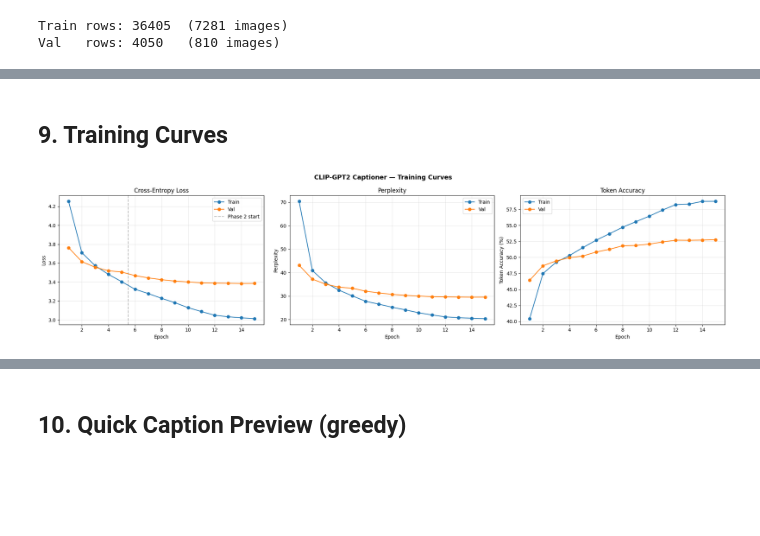
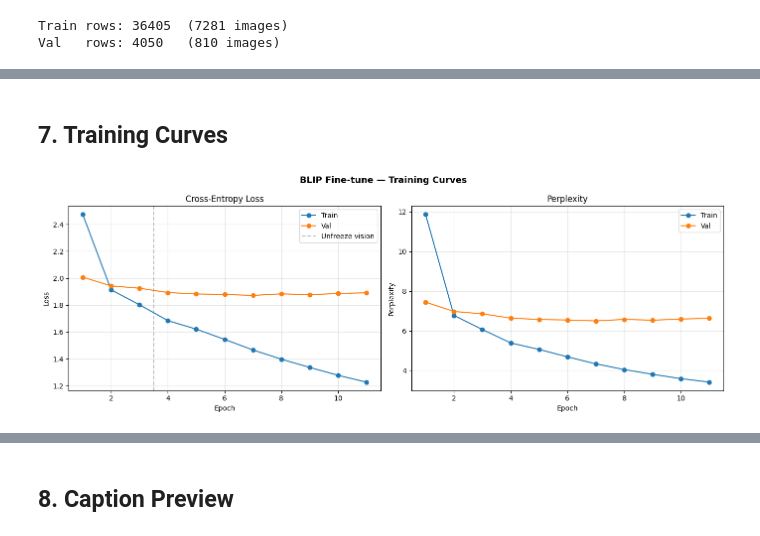
Before and after one commit to Reperi-toxi/Image-captioning, a Jupyter notebook: data-and-train.ipynb, the cells around one changed output, grey strips where cells are left out. Drawn from its saved outputs; the diff is of its cells as text; code cells hidden in the pictures; blank space fills up the shorter version.

Commit message:
Transfer learning attempt with BLIP

```diff
--- a/data-and-train.ipynb
+++ b/data-and-train.ipynb
@@ -654,31 +367,27 @@ history = {
 }
 best_val_loss    = float('inf')
 patience_counter = 0
-PHASE2_EPOCH     = 6   # when to unfreeze CLIP top blocks
 
-print(f"{'Epoch':>6}  {'Phase':>7}  {'Tr Loss':>8}  {'Tr PPL':>7}  {'Tr Acc':>7}  "
+print(f"{'Epoch':>6}  {'Phase':>8}  {'Tr Loss':>8}  {'Tr PPL':>7}  {'Tr Acc':>7}  "
       f"{'Val Loss':>9}  {'Val PPL':>8}  {'Val Acc':>8}  {'Time':>6}")
-print("-" * 100)
+print("-" * 95)
 
 for epoch in range(1, NUM_EPOCHS + 1):
     t0 = time.time()
 
-    # Phase 2: unfreeze top CLIP blocks
-    if epoch == PHASE2_EPOCH:
-        model.unfreeze_visual(n_layers_from_top=4)
+    if epoch == UNFREEZE_EPOCH:
+        for p in model.vision_model.parameters():
+            p.requires_grad = True
         trainable = sum(p.numel() for p in model.parameters() if p.requires_grad)
-        print(f"  Phase 2 start — trainable params: {trainable:,}")
+        print(f"  Vision encoder unfrozen — trainable params: {trainable:,}")
 
-    phase = "frozen" if epoch < PHASE2_EPOCH else "ft-clip"
+    phase = "frozen" if epoch < UNFREEZE_EPOCH else "full-ft"
 
-    train_loss, train_acc = train_one_epoch(
-        model, train_loader, optimizer, scheduler,
-        criterion, scaler, DEVICE, ACCUM_STEPS
-    )
-    val_loss, val_acc = evaluate(model, val_loader, criterion, DEVICE)
+    train_loss, train_acc = train_one_epoch(model, train_loader, optimizer, scheduler, scaler, DEVICE, ACCUM_STEPS)
+    val_loss,   val_acc   = evaluate(model, val_loader, DEVICE)
 
     train_ppl = math.exp(min(train_loss, 20))
-    val_ppl   = math.exp(min(val_loss, 20))
+    val_ppl   = math.exp(min(val_loss,   20))
     elapsed   = time.time() - t0
 
     history['train_loss'].append(train_loss)
@@ -688,18 +397,19 @@ for epoch in range(1, NUM_EPOCHS + 1):
     history['train_acc'].append(train_acc)
     history['val_acc'].append(val_acc)
 
-    print(f"{epoch:>6}  {phase:>7}  {train_loss:>8.4f}  {train_ppl:>7.2f}  {train_acc:>6.2%}  "
+    print(f"{epoch:>6}  {phase:>8}  {train_loss:>8.4f}  {train_ppl:>7.2f}  {train_acc:>6.2%}  "
           f"{val_loss:>9.4f}  {val_ppl:>8.2f}  {val_acc:>7.2%}  {elapsed:>5.0f}s")
 
     if val_loss < best_val_loss:
         best_val_loss    = val_loss
         patience_counter = 0
-        torch.save(model.state_dict(), SAVE_DIR / 'best_model.pt')
+        model.save_pretrained(str(SAVE_DIR / 'best_model'))
+        processor.save_pretrained(str(SAVE_DIR / 'best_model'))
         print(f"         ✓ New best saved (val_loss={val_loss:.4f})")
     else:
         patience_counter += 1
         if patience_counter >= PATIENCE:
-            print(f"\nEarly stopping at epoch {epoch} (no improvement for {PATIENCE} epochs).")
+            print(f"\nEarly stopping at epoch {epoch}.")
             break
 
 print("\nTraining complete.")
@@ -725,30 +444,24 @@ Best val loss : 3.3837  |  Best val PPL: 29.48
 # %% [markdown]
-## 9. Training Curves
+## 7. Training Curves
 # %%
 epochs_ran = range(1, len(history['train_loss']) + 1)
 
-fig, axes = plt.subplots(1, 3, figsize=(20, 5))
+fig, axes = plt.subplots(1, 2, figsize=(14, 5))
 
 axes[0].plot(epochs_ran, history['train_loss'], label='Train', marker='o')
 axes[0].plot(epochs_ran, history['val_loss'],   label='Val',   marker='o')
-axes[0].axvline(x=PHASE2_EPOCH - 0.5, color='gray', linestyle='--', alpha=0.5, label='Phase 2 start')
+axes[0].axvline(x=UNFREEZE_EPOCH - 0.5, color='gray', linestyle='--', alpha=0.5, label='Unfreeze vision')
 axes[0].set_xlabel('Epoch'); axes[0].set_ylabel('Loss')
 axes[0].set_title('Cross-Entropy Loss'); axes[0].legend(); axes[0].grid(True, alpha=0.3)
 
 axes[1].plot(epochs_ran, history['train_ppl'], label='Train', marker='o')
 axes[1].plot(epochs_ran, history['val_ppl'],   label='Val',   marker='o')
 axes[1].set_xlabel('Epoch'); axes[1].set_ylabel('Perplexity')
 axes[1].set_title('Perplexity'); axes[1].legend(); axes[1].grid(True, alpha=0.3)
 
-axes[2].plot(epochs_ran, [a * 100 for a in history['train_acc']], label='Train', marker='o')
-axes[2].plot(epochs_ran, [a * 100 for a in history['val_acc']],   label='Val',   marker='o')
-axes[2].set_xlabel('Epoch'); axes[2].set_ylabel('Token Accuracy (%)')
-axes[2].set_title('Token Accuracy'); axes[2].legend(); axes[2].grid(True, alpha=0.3)
-
-plt.suptitle('CLIP-GPT2 Captioner — Training Curves', fontsize=13, fontweight='bold')
+plt.suptitle('BLIP Fine-tune — Training Curves', fontsize=13, fontweight='bold')
 plt.tight_layout()
 plt.savefig(SAVE_DIR / 'training_curves.png', dpi=150, bbox_inches='tight')
 plt.show()
-print(f"Best val loss: {best_val_loss:.4f}  |  Best val PPL: {math.exp(min(best_val_loss,20)):.2f}")
 # %% [output]
-[figure, old version]
+[figure, new version]
@@ -756,3 +468,3 @@ Best val loss: 3.3837  |  Best val PPL: 29.48
 # %% [markdown]
-## 10. Quick Caption Preview (greedy)
+## 8. Caption Preview
 # %%
```
Also changed, not shown: parts of 31 cells of this notebook.
